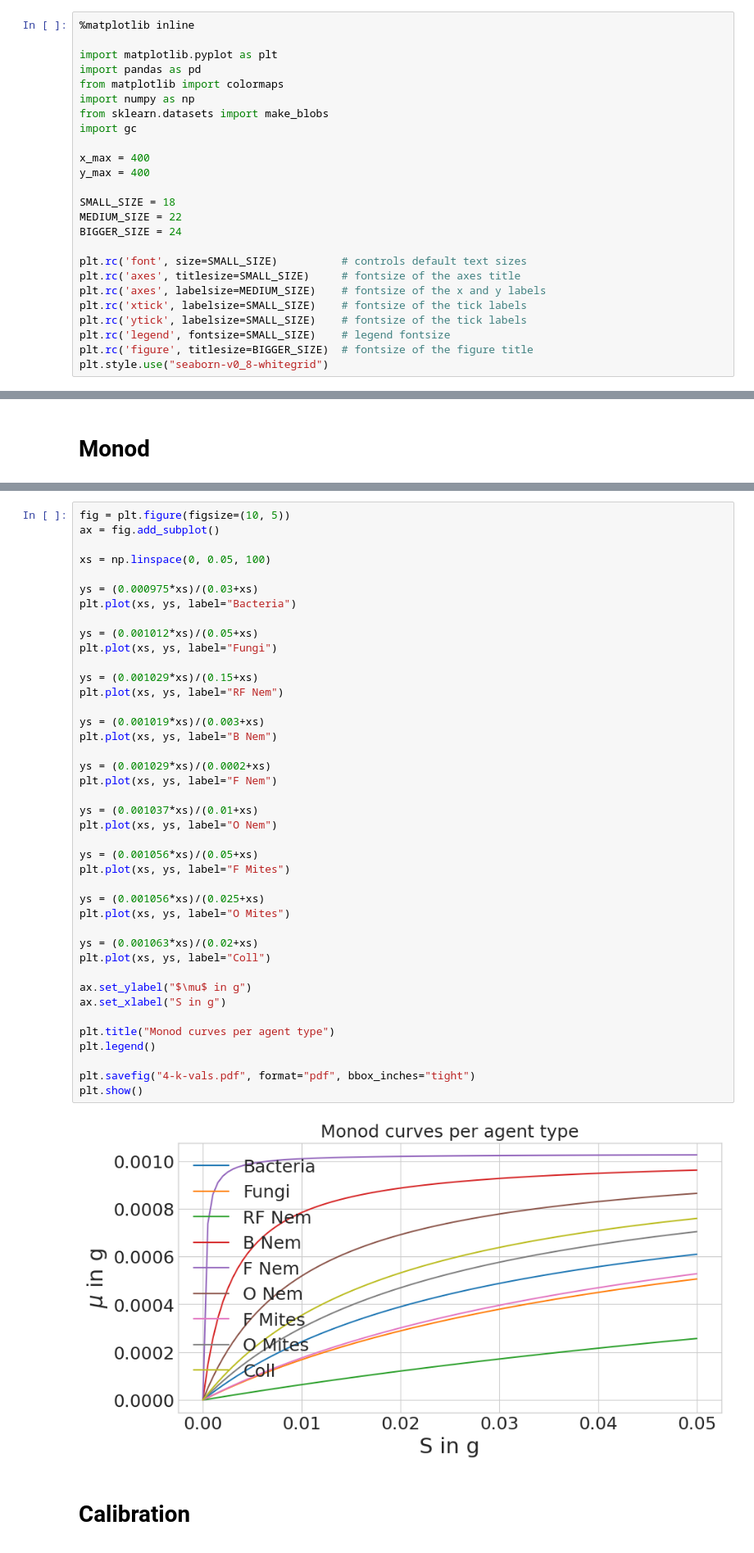
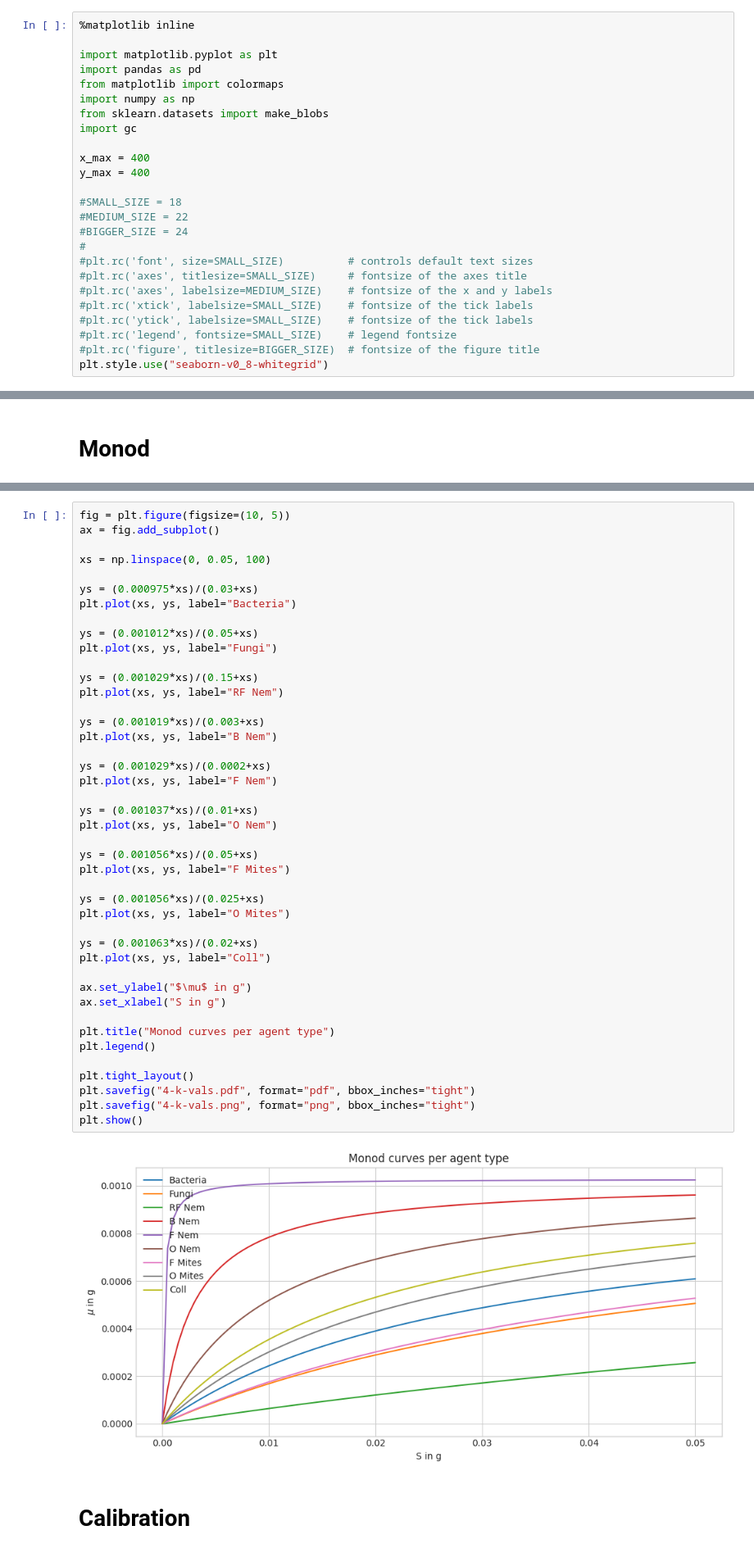
Before and after one commit to timovdk/BLOSSOM, a Jupyter notebook: figures/4-methods_viz.ipynb, the cells around one changed output, grey strips where cells are left out. Shown at 82% size. Drawn from its saved outputs; the diff is of its cells as text.

```diff
--- a/figures/4-methods_viz.ipynb
+++ b/figures/4-methods_viz.ipynb
@@ -11,17 +11,17 @@ import gc
 x_max = 400
 y_max = 400
 
-SMALL_SIZE = 18
-MEDIUM_SIZE = 22
-BIGGER_SIZE = 24
-
-plt.rc('font', size=SMALL_SIZE)          # controls default text sizes
-plt.rc('axes', titlesize=SMALL_SIZE)     # fontsize of the axes title
-plt.rc('axes', labelsize=MEDIUM_SIZE)    # fontsize of the x and y labels
-plt.rc('xtick', labelsize=SMALL_SIZE)    # fontsize of the tick labels
-plt.rc('ytick', labelsize=SMALL_SIZE)    # fontsize of the tick labels
-plt.rc('legend', fontsize=SMALL_SIZE)    # legend fontsize
-plt.rc('figure', titlesize=BIGGER_SIZE)  # fontsize of the figure title
+#SMALL_SIZE = 18
+#MEDIUM_SIZE = 22
+#BIGGER_SIZE = 24
+#
+#plt.rc('font', size=SMALL_SIZE)          # controls default text sizes
+#plt.rc('axes', titlesize=SMALL_SIZE)     # fontsize of the axes title
+#plt.rc('axes', labelsize=MEDIUM_SIZE)    # fontsize of the x and y labels
+#plt.rc('xtick', labelsize=SMALL_SIZE)    # fontsize of the tick labels
+#plt.rc('ytick', labelsize=SMALL_SIZE)    # fontsize of the tick labels
+#plt.rc('legend', fontsize=SMALL_SIZE)    # legend fontsize
+#plt.rc('figure', titlesize=BIGGER_SIZE)  # fontsize of the figure title
 plt.style.use("seaborn-v0_8-whitegrid")
 # %% [markdown]
 # Initial Locations
@@ -225,34 +225,36 @@ plt.plot(xs, ys, label="Fungi")
 ys = (0.001029*xs)/(0.15+xs)
 plt.plot(xs, ys, label="RF Nem")
 
 ys = (0.001019*xs)/(0.003+xs)
 plt.plot(xs, ys, label="B Nem")
 
 ys = (0.001029*xs)/(0.0002+xs)
 plt.plot(xs, ys, label="F Nem")
 
 ys = (0.001037*xs)/(0.01+xs)
 plt.plot(xs, ys, label="O Nem")
 
 ys = (0.001056*xs)/(0.05+xs)
 plt.plot(xs, ys, label="F Mites")
 
 ys = (0.001056*xs)/(0.025+xs)
 plt.plot(xs, ys, label="O Mites")
 
 ys = (0.001063*xs)/(0.02+xs)
 plt.plot(xs, ys, label="Coll")
 
 ax.set_ylabel("$\mu$ in g")
 ax.set_xlabel("S in g")
 
 plt.title("Monod curves per agent type")
 plt.legend()
 
+plt.tight_layout()
 plt.savefig("4-k-vals.pdf", format="pdf", bbox_inches="tight")
+plt.savefig("4-k-vals.png", format="png", bbox_inches="tight")
 plt.show()
 # %% [output]
-[figure, old version]
+[figure, new version]
 # %% [markdown]
 # Calibration
 # %%
```
Also changed, not shown: parts of 2 cells of this notebook, 6 other files.
